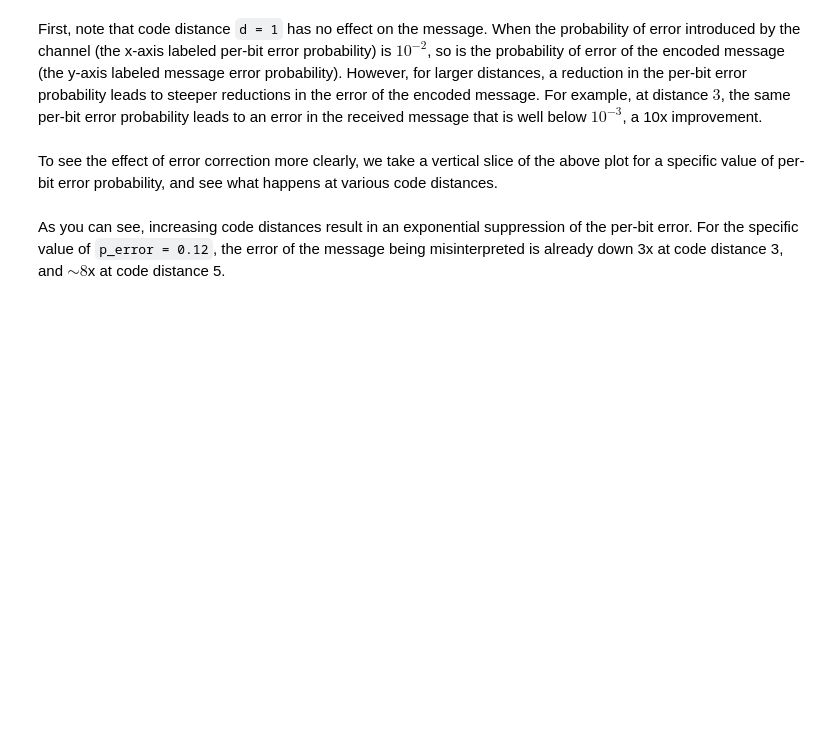
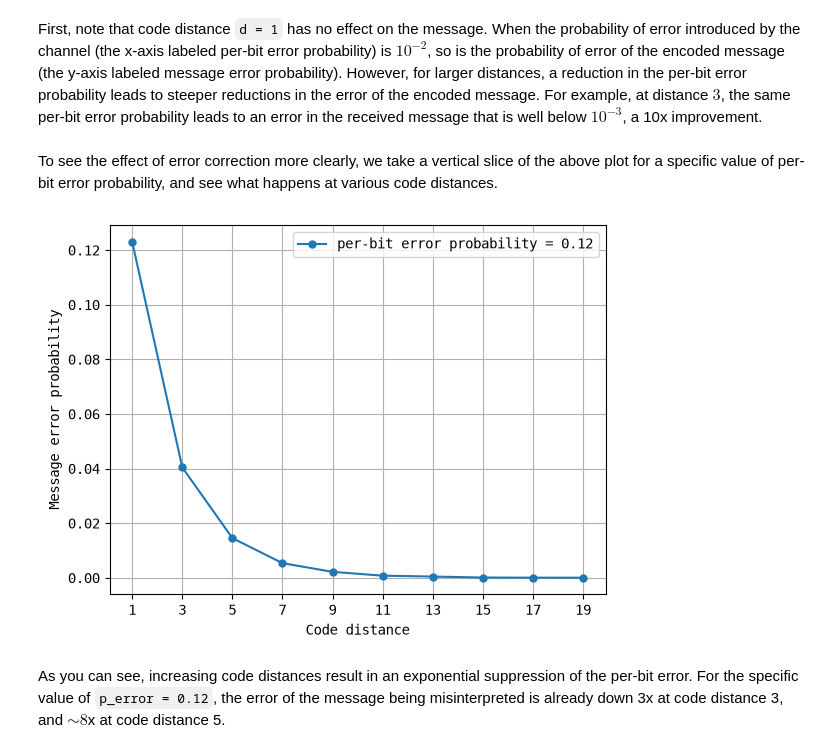
Before and after one commit to Abiyzelalem27/deltakit-textbook, a Jupyter notebook: docs/notebooks/ch1-intuition/classical-intuition.ipynb, the cells around one changed output. Cells and saved outputs as stored; diff of their text form; code cells hidden in the pictures; blank space fills up the shorter version.

```diff
--- a/docs/notebooks/ch1-intuition/classical-intuition.ipynb
+++ b/docs/notebooks/ch1-intuition/classical-intuition.ipynb
@@ -113,14 +118,16 @@ To see the effect of error correction more clearly, we take a vertical slice of
 # %%
 specific_p_error = 0.12
 idx = np.searchsorted(p_errors, specific_p_error, side="left")
 message_error_probabilities_for_p_error = [all_code_distance_error_probabilities[i][idx] for i in range(len(code_distances))]
-plotter.plot(code_distances, message_error_probabilities_for_p_error, marker = '.', markersize = 10, label = f'per-bit error probability = {specific_p_error}')
-plotter.xlabel('Code distance')
-plotter.ylabel('Message error probability')
-plotter.xticks(code_distances)
-plotter.legend()
-plotter.grid()
-plotter.show()
+plt.plot(code_distances, message_error_probabilities_for_p_error, marker = '.', markersize = 10, label = f'per-bit error probability = {specific_p_error}')
+plt.xlabel('Code distance')
+plt.ylabel('Message error probability')
+plt.xticks(code_distances)
+plt.legend()
+plt.grid()
+plt.show()
+# %% [output]
+[figure, added]
 # %% [markdown]
 As you can see, increasing code distances result in an exponential suppression of the per-bit error. For the specific value of `p_error = 0.12`, the error of the message being misinterpreted is already down 3x at code distance 3, and $\sim8$x at code distance 5.
 # %% [markdown]
```
Also changed, not shown: parts of 17 cells of this notebook, 19 other files.
